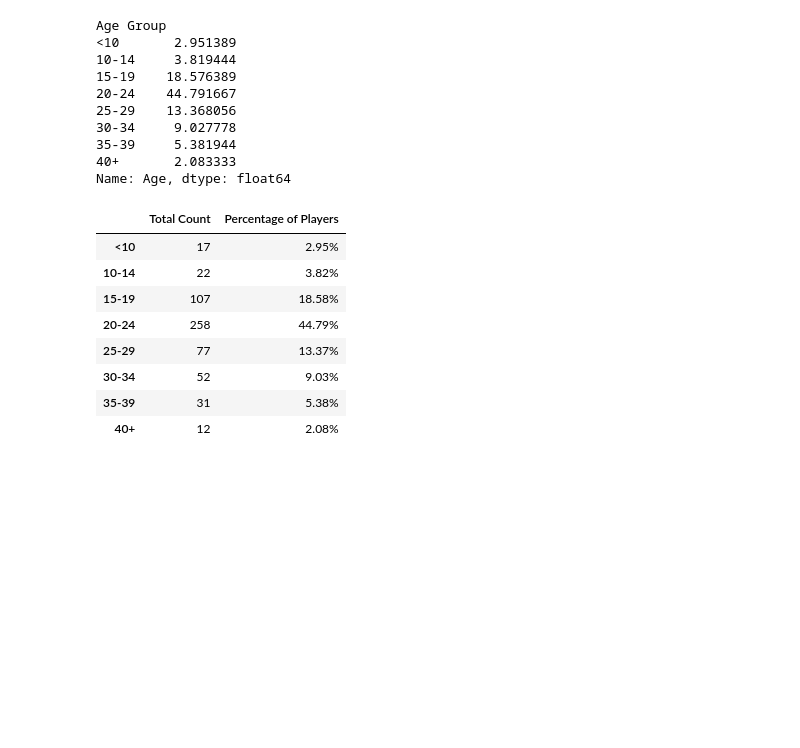
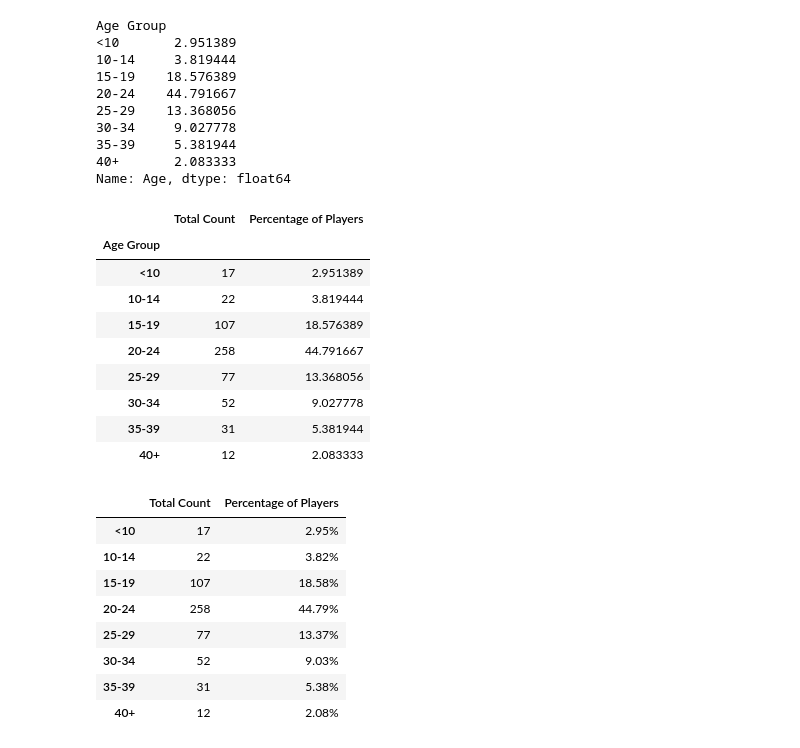
Before and after one commit to tamerfa/pandas-Heroes-of-Pymoli, a Jupyter notebook: HeroesOfPymoli/HeroesOfPymoli_starter.ipynb, the cells around one changed output. Saved outputs shown, nothing was run; the diff lists cells and outputs as text; code cells hidden in the pictures; blank space fills up the shorter version.

```diff
--- a/HeroesOfPymoli/HeroesOfPymoli_starter.ipynb
+++ b/HeroesOfPymoli/HeroesOfPymoli_starter.ipynb
@@ -303,4 +292,18 @@ Age Group
 35-39     5.381944
 40+       2.083333
 Name: Age, dtype: float64
+# %%
+age_demo_summary_df = pd.DataFrame({'Total Count': age_groupped_numbers, 'Percentage of Players':age_groupped_percent})
+age_demo_summary_df
+# %% [output]
+|  | Total Count | Percentage of Players |
+| Age Group |  |  |
+| <10 | 17 | 2.951389 |
+| 10-14 | 22 | 3.819444 |
+| 15-19 | 107 | 18.576389 |
+| 20-24 | 258 | 44.791667 |
+| 25-29 | 77 | 13.368056 |
+| 30-34 | 52 | 9.027778 |
+| 35-39 | 31 | 5.381944 |
+| 40+ | 12 | 2.083333 |
 # %%
```
Also changed, not shown: parts of 24 cells of this notebook.
